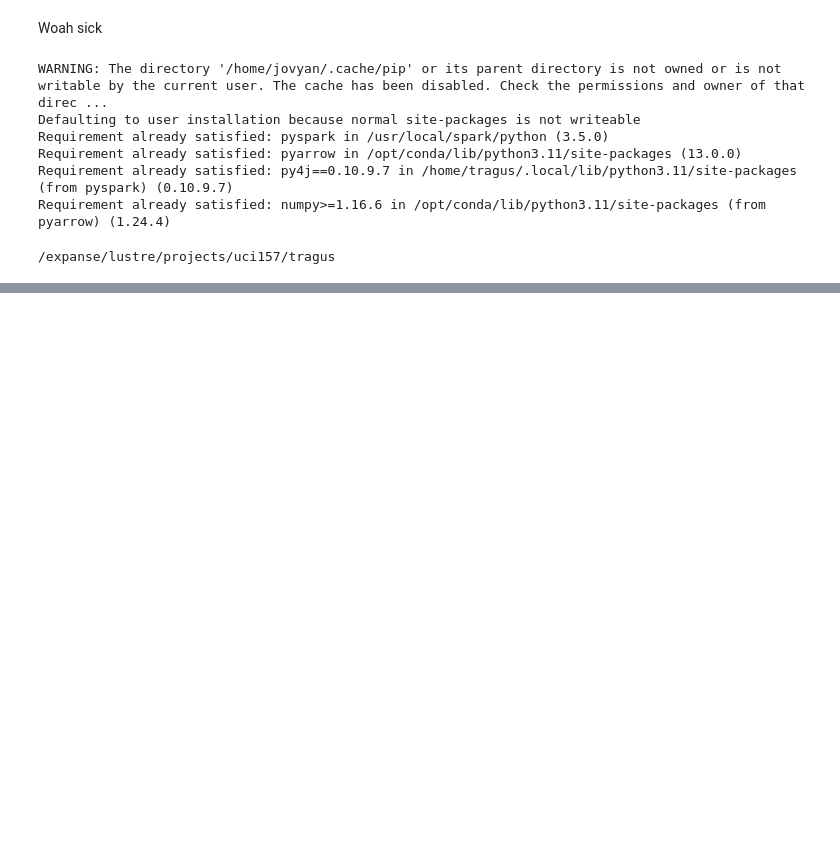
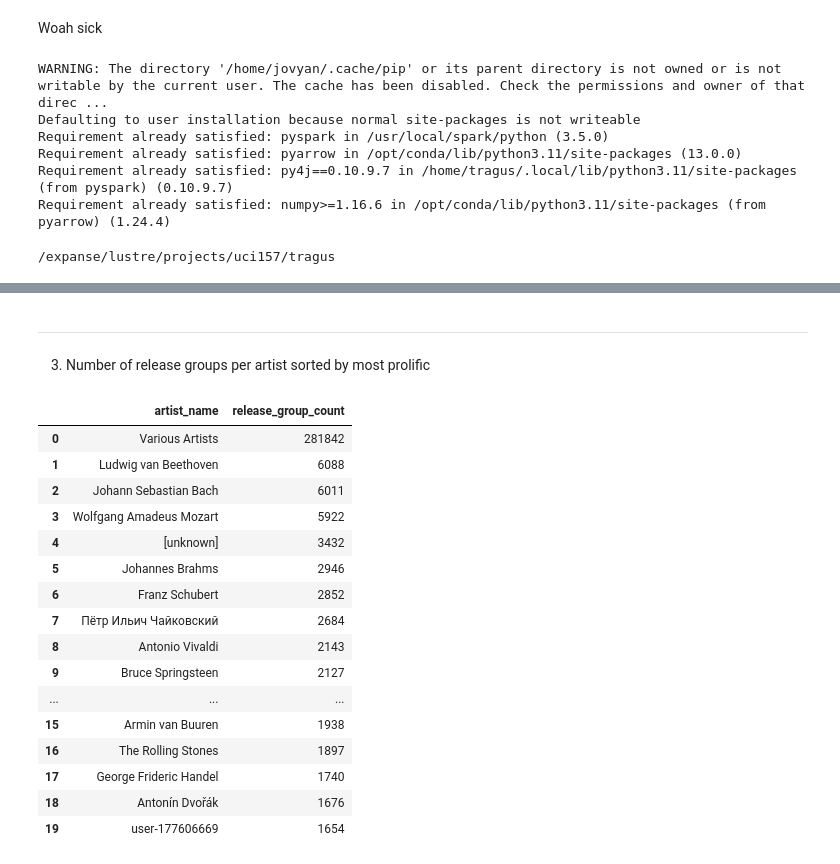
Before and after one commit to rowheaton/ragus-wheaton-iribe-232, a Jupyter notebook: musicbrainz_tom.ipynb, the cells around one changed output, grey strips where cells are left out. Drawn from its saved outputs; the diff is of its cells as text; code cells hidden in the pictures; blank space fills up the shorter version.

```diff
--- a/musicbrainz_tom.ipynb
+++ b/musicbrainz_tom.ipynb
@@ -255,0 +415,31 @@ Total labels:
+# %% [markdown]
+***
+
+3. Number of release groups per artist sorted by most prolific
+# %%
+peek(spark.sql("""
+    SELECT a.name AS artist_name, COUNT(rg.id) AS release_group_count
+    FROM release_group rg
+    JOIN artist_credit_name acn ON rg.artist_credit = acn.artist_credit
+    JOIN artist a ON acn.artist = a.id
+    GROUP BY a.name
+    ORDER BY release_group_count DESC
+"""))
+# %% [output]
+|  | artist_name | release_group_count |
+| 0 | Various Artists | 281842 |
+| 1 | Ludwig van Beethoven | 6088 |
+| 2 | Johann Sebastian Bach | 6011 |
+| 3 | Wolfgang Amadeus Mozart | 5922 |
+| 4 | [unknown] | 3432 |
+| 5 | Johannes Brahms | 2946 |
+| 6 | Franz Schubert | 2852 |
+| 7 | Пётр Ильич Чайковский | 2684 |
+| 8 | Antonio Vivaldi | 2143 |
+| 9 | Bruce Springsteen | 2127 |
+| ... | ... | ... |
+| 15 | Armin van Buuren | 1938 |
+| 16 | The Rolling Stones | 1897 |
+| 17 | George Frideric Handel | 1740 |
+| 18 | Antonín Dvořák | 1676 |
+| 19 | user-177606669 | 1654 |
```
Also changed, not shown: parts of 30 cells of this notebook.
